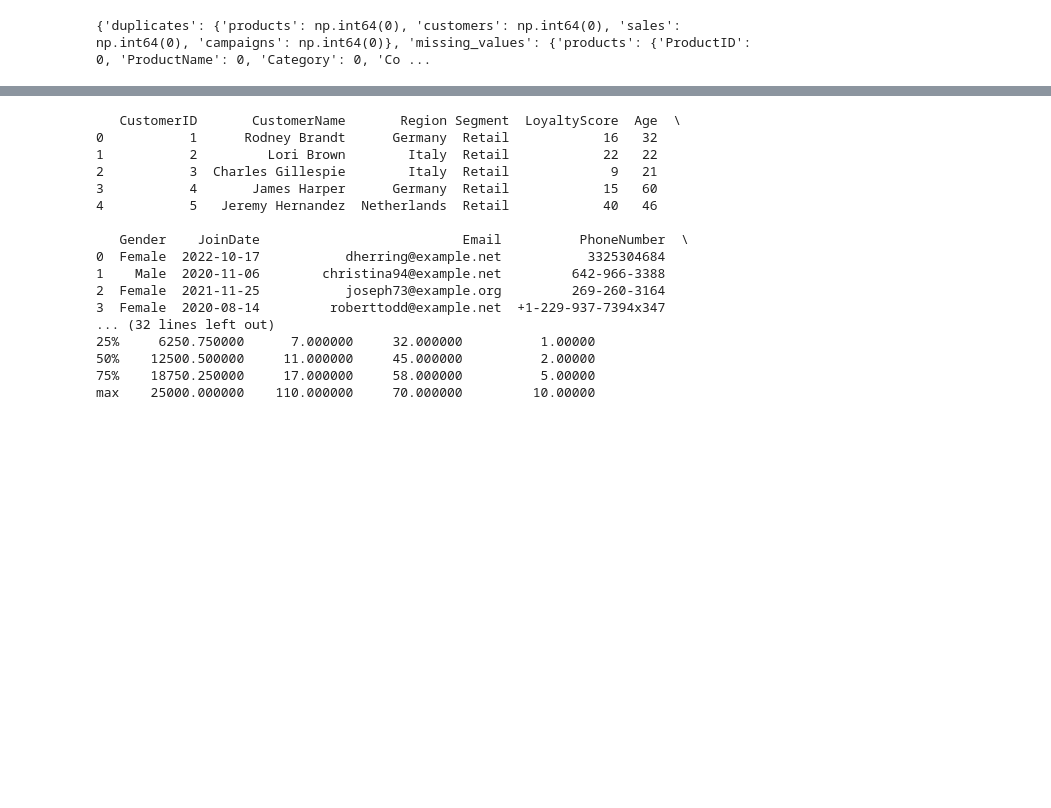
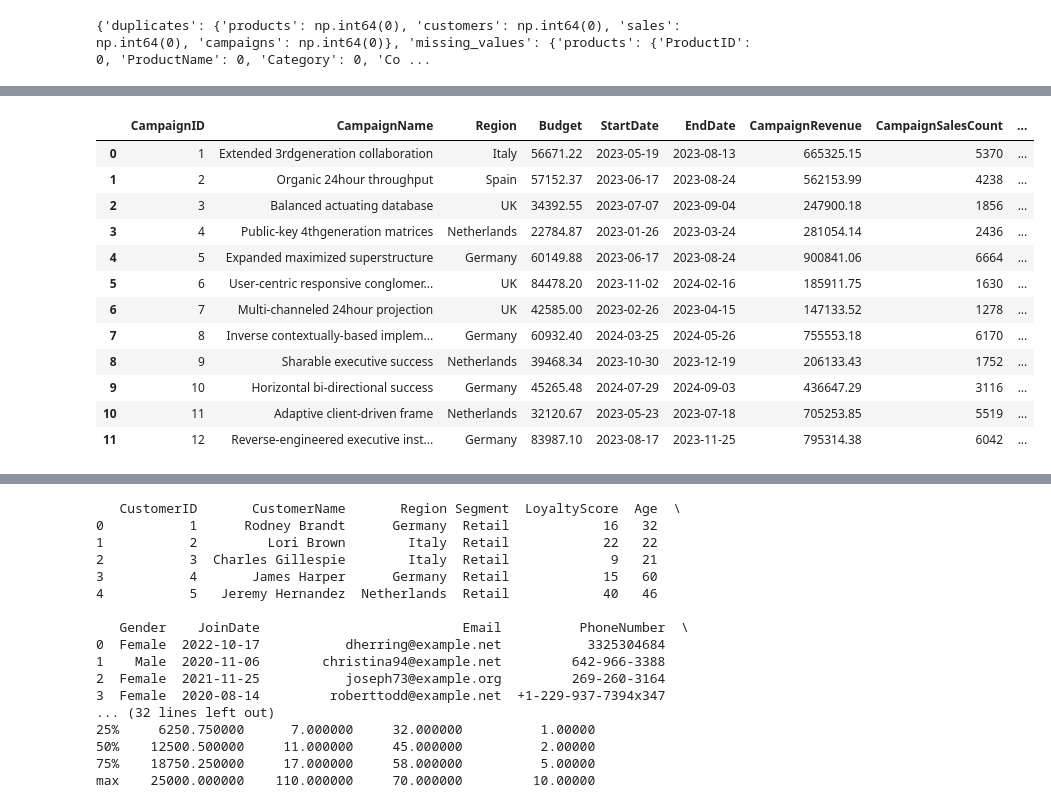
Before and after one commit to Katharina-github/SalesDataAnalysis, a Jupyter notebook: generate_synthetic_sales_dataset.ipynb, the cells around one changed output, grey strips where cells are left out. Cells and saved outputs as stored; diff of their text form; code cells hidden in the pictures; blank space fills up the shorter version.

```diff
--- a/generate_synthetic_sales_dataset.ipynb
+++ b/generate_synthetic_sales_dataset.ipynb
@@ -854,0 +1149,16 @@ See the caveats in the documentation: https://pandas.pydata.org/pandas-docs/stab
+# %%
+campaign_metrics
+# %% [output]
+|  | CampaignID | CampaignName | Region | Budget | StartDate | EndDate | CampaignRevenue | CampaignSalesCount | ... |
+| 0 | 1 | Extended 3rdgeneration collaboration | Italy | 56671.22 | 2023-05-19 | 2023-08-13 | 665325.15 | 5370 | ... |
+| 1 | 2 | Organic 24hour throughput | Spain | 57152.37 | 2023-06-17 | 2023-08-24 | 562153.99 | 4238 | ... |
+| 2 | 3 | Balanced actuating database | UK | 34392.55 | 2023-07-07 | 2023-09-04 | 247900.18 | 1856 | ... |
+| 3 | 4 | Public-key 4thgeneration matrices | Netherlands | 22784.87 | 2023-01-26 | 2023-03-24 | 281054.14 | 2436 | ... |
+| 4 | 5 | Expanded maximized superstructure | Germany | 60149.88 | 2023-06-17 | 2023-08-24 | 900841.06 | 6664 | ... |
+| 5 | 6 | User-centric responsive conglomer... | UK | 84478.20 | 2023-11-02 | 2024-02-16 | 185911.75 | 1630 | ... |
+| 6 | 7 | Multi-channeled 24hour projection | UK | 42585.00 | 2023-02-26 | 2023-04-15 | 147133.52 | 1278 | ... |
+| 7 | 8 | Inverse contextually-based implem... | Germany | 60932.40 | 2024-03-25 | 2024-05-26 | 755553.18 | 6170 | ... |
+| 8 | 9 | Sharable executive success | Netherlands | 39468.34 | 2023-10-30 | 2023-12-19 | 206133.43 | 1752 | ... |
+| 9 | 10 | Horizontal bi-directional success | Germany | 45265.48 | 2024-07-29 | 2024-09-03 | 436647.29 | 3116 | ... |
+| 10 | 11 | Adaptive client-driven frame | Netherlands | 32120.67 | 2023-05-23 | 2023-07-18 | 705253.85 | 5519 | ... |
+| 11 | 12 | Reverse-engineered executive inst... | Germany | 83987.10 | 2023-08-17 | 2023-11-25 | 795314.38 | 6042 | ... |
```
Also changed, not shown: parts of 16 cells of this notebook.
